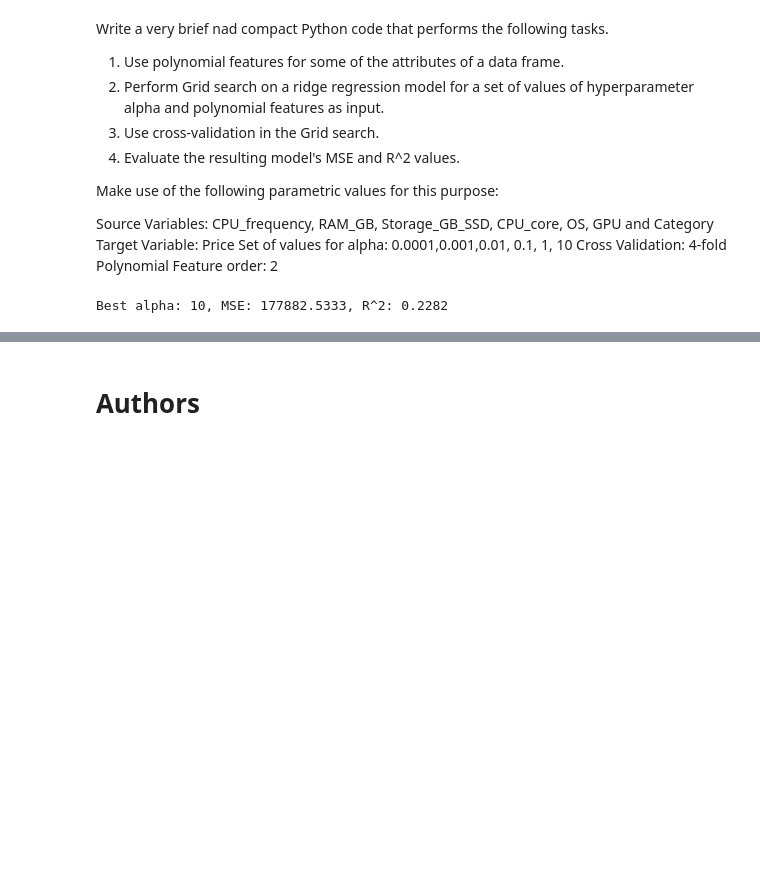
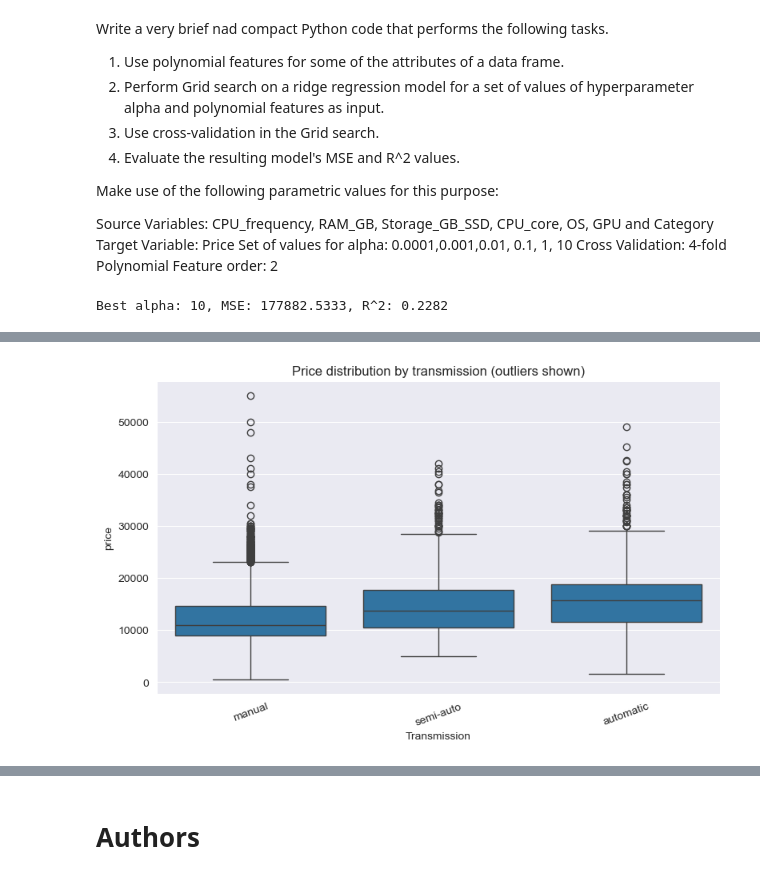
Before and after one commit to eyamrog/ibm_data_science, a Jupyter notebook: 11_Generative_AI_Test_Environment.ipynb, the cells around one changed output, grey strips where cells are left out. Drawn from its saved outputs; the diff is of its cells as text; code cells hidden in the pictures; blank space fills up the shorter version.

```diff
--- a/11_Generative_AI_Test_Environment.ipynb
+++ b/11_Generative_AI_Test_Environment.ipynb
@@ -959,0 +1007,19 @@ Best alpha: 10, MSE: 177882.5333, R^2: 0.2282
+# %%
+# Python
+# Assumes df is a pandas DataFrame already loaded
+import pandas as pd
+
+# 1) Fill numeric NaNs with column means, report columns and NaN counts before
+num_cols = df.select_dtypes(include="number").columns
+na_before = df[num_cols].isna().sum()
+filled_cols = na_before[na_before > 0].index.tolist()
+df[num_cols] = df[num_cols].apply(lambda s: s.fillna(s.mean()))
+print("Filled (numeric) NaNs:", {c:int(na_before[c]) for c in filled_cols})
+
+# 2) Drop duplicates and report
+before = len(df)
+df.drop_duplicates(inplace=True, ignore_index=True)
+print("Duplicates removed:", before - len(df), "| Final shape:", df.shape)
+
+# Confirm remaining NaNs (all columns; numeric should now be 0)
+print("NaNs per column:\n", df.isna().sum())
@@ -959,0 +1122,31 @@ Best alpha: 10, MSE: 177882.5333, R^2: 0.2282
+# %%
+# Python
+import pandas as pd
+import seaborn as sns
+import matplotlib.pyplot as plt
+
+# Work on a cleaned copy
+g = df.copy()
+g["price"] = pd.to_numeric(g["price"], errors="coerce")
+g = g.dropna(subset=["price"])
+g["transmission"] = g["transmission"].astype(str).str.strip().str.lower()
+
+# Order categories by median Price
+order = (g.groupby("transmission")["price"]
+         .median()
+         .sort_values()
+         .index.tolist())
+
+plt.figure(figsize=(8,5))
+sns.boxplot(data=g, x="transmission", y="price", order=order, showfliers=True)
+# Optional overlay for point distribution
+# sns.stripplot(data=g, x="transmission", y="price", order=order, color="0.3", alpha=0.3, jitter=0.2)
+
+plt.title("Price distribution by transmission (outliers shown)")
+plt.xlabel("Transmission")
+plt.ylabel("price")
+plt.xticks(rotation=20)
+plt.tight_layout()
+plt.show()
+# %% [output]
+[figure, added]
```
Also changed, not shown: parts of 24 cells of this notebook, 1 other file.
